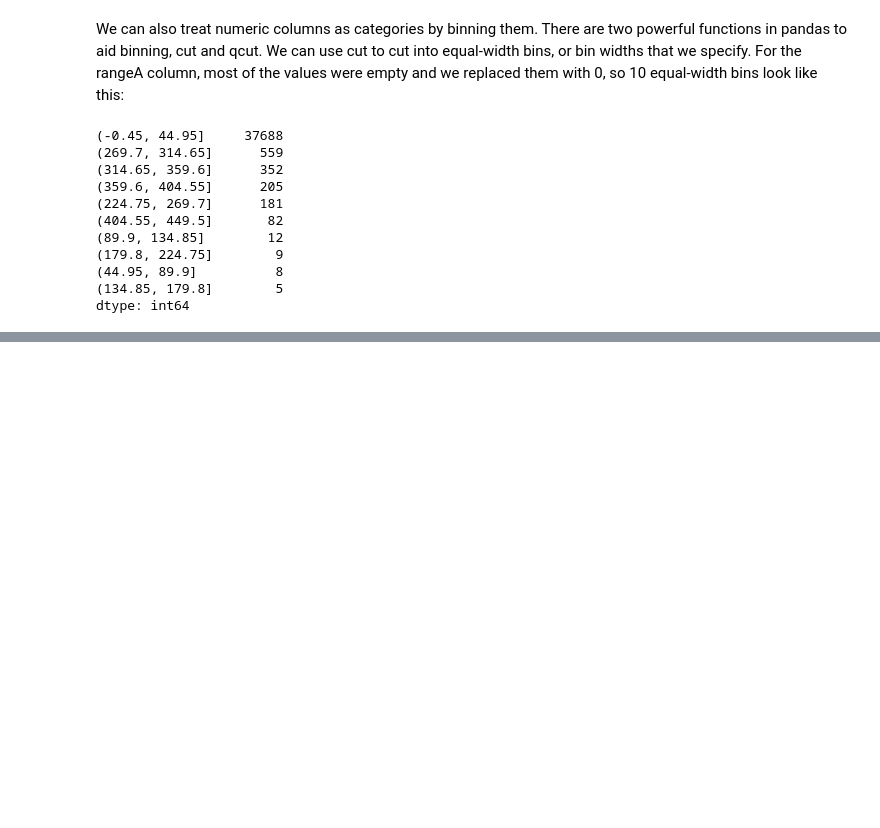
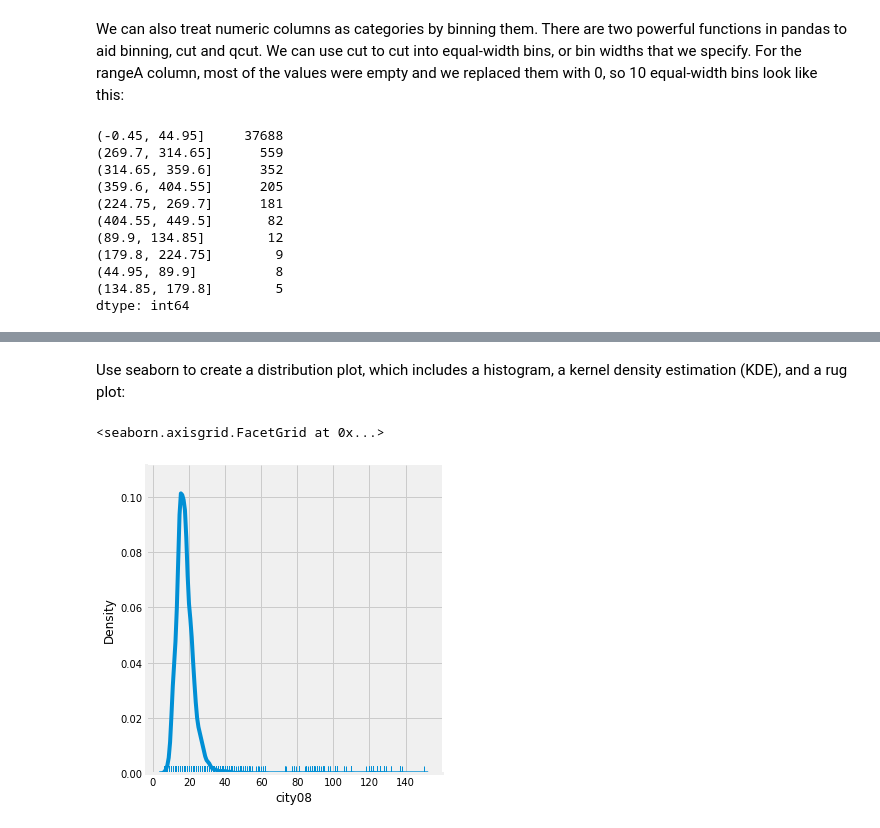
Before and after one commit to dajebbar/python-pract, a Jupyter notebook: work/data_analysis/pandas_cookbook_1.x/ch05/c5_code.ipynb, the cells around one changed output, grey strips where cells are left out. Drawn from its saved outputs; the diff is of its cells as text; code cells hidden in the pictures; blank space fills up the shorter version.

Commit message:
Continuous Data

```diff
--- a/work/data_analysis/pandas_cookbook_1.x/ch05/c5_code.ipynb
+++ b/work/data_analysis/pandas_cookbook_1.x/ch05/c5_code.ipynb
@@ -683,0 +811,7 @@ dtype: int64
+# %% [markdown]
+Use seaborn to create a distribution plot, which includes a histogram, a kernel density estimation (KDE), and a rug plot:
+# %%
+sns.displot(data=fueleco, x='city08', rug=True, kind='kde')
+# %% [output]
+<seaborn.axisgrid.FacetGrid at 0x...>
+[figure, added]
```
Also changed, not shown: parts of 25 cells of this notebook.
